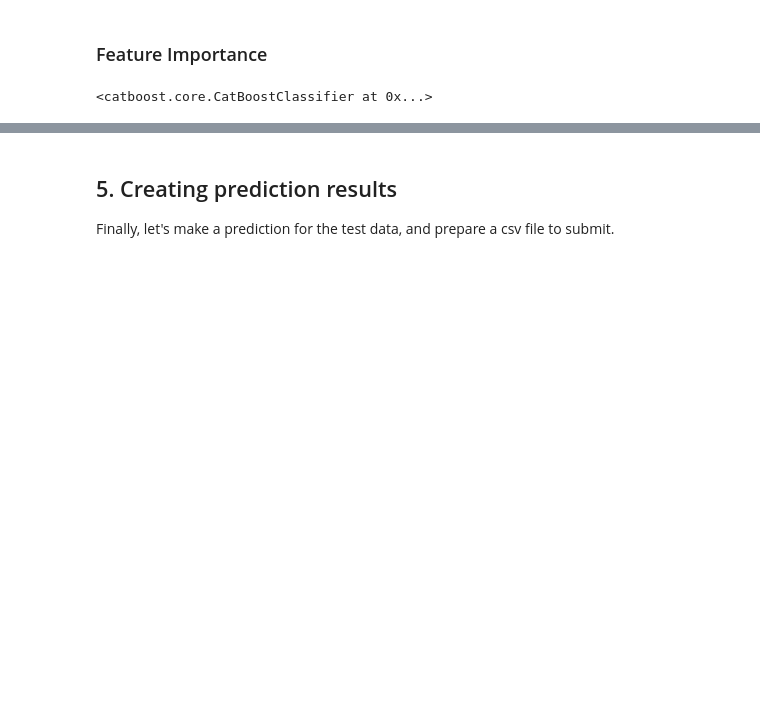
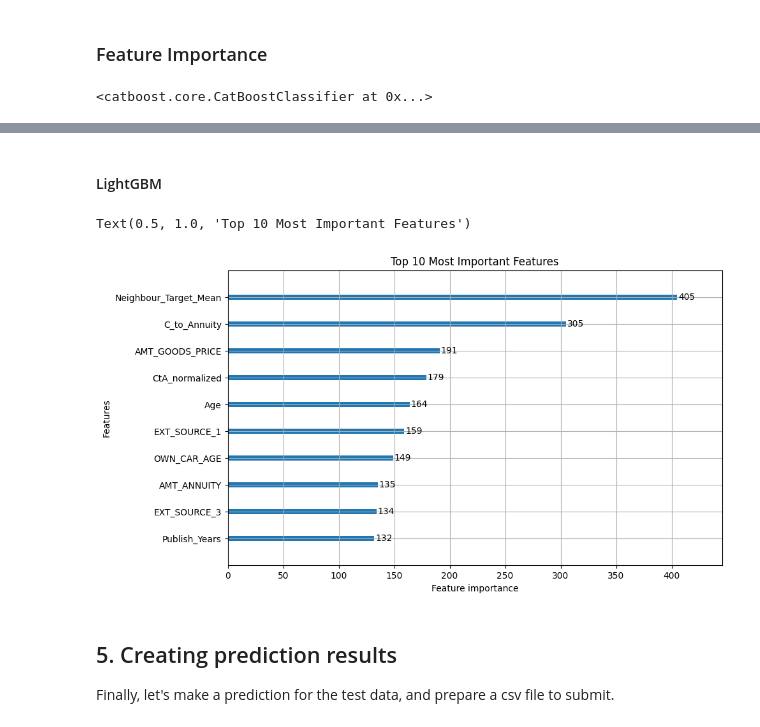
Before and after one commit to kirisame-ame/GCI-Competition, a Jupyter notebook: tutorial.ipynb, the cells around one changed output, grey strips where cells are left out. Drawn from its saved outputs; the diff is of its cells as text; code cells hidden in the pictures; blank space fills up the shorter version.

```diff
--- a/tutorial.ipynb
+++ b/tutorial.ipynb
@@ -1401,3 +1420,5 @@ X.shape, y.shape, X_test.shape
-# %%
-# Split the original data into the training data and the evaluatioin data
-X_train, X_valid, y_train, y_valid = train_test_split(X, y, test_size=0.3, stratify=y, random_state=0)
+# %%
+y_train = X_train["TARGET"]
+X_train.drop(columns=["TARGET"], inplace=True)
+y_val = X_val["TARGET"]
+X_val.drop(columns=["TARGET"], inplace=True)
@@ -1407,5 +1436,5 @@ X_train, X_valid, y_train, y_valid = train_test_split(X, y, test_size=0.3, strat
 from catboost import CatBoostClassifier
 # %%
 cb = CatBoostClassifier(iterations=1000, learning_rate=0.1, depth=6, l2_leaf_reg=3, loss_function='Logloss', eval_metric='AUC', random_seed=0)
-cb.fit(X_train, y_train, eval_set=(X_valid, y_valid), early_stopping_rounds=100, verbose=50)
+cb.fit(X_train, y_train, eval_set=(X_val, y_val), early_stopping_rounds=100, verbose=50)
 # %% [output]
@@ -1611,15 +1630,15 @@ fin_params_lgb = {
     'metric': 'auc',
     'verbosity': -1,
     'boosting_type': 'gbdt',
-    "num_leaves": 58,
-    "max_depth": 8,
-    "learning_rate": 0.029035931303326705,
-    "n_estimators": 566,
-    "min_child_samples": 86,
-    "subsample": 0.5438783014299683,
-    "colsample_bytree": 0.5424930656349038,
-    "reg_alpha": 1.8825413711858707,
-    "reg_lambda": 5.801670028620033}
+    "num_leaves": 76,
+    "max_depth": 3,
+    "learning_rate": 0.02529340947042519,
+    "n_estimators": 586,
+    "min_child_samples": 55,
+    "subsample": 0.7076612161114983,
+    "colsample_bytree": 0.5013415201613123,
+    "reg_alpha": 0.6015163332895175,
+    "reg_lambda": 2.347430679182637}
 fin_lgb = LGBMClassifier(**fin_params_lgb)
 # %%
 fin_lgb.fit(X_train, y_train)
@@ -1650,0 +1670,2 @@ plt.show()
+# %% [markdown]
+#### LightGBM
@@ -1651,3 +1674,9 @@ plt.show()
+# %%
+plot_importance(fin_lgb, max_num_features=10, figsize=(10, 6), importance_type='split')
+plt.title('Top 10 Most Important Features')
+# %% [output]
+Text(0.5, 1.0, 'Top 10 Most Important Features')
+[figure, added]
 # %% [markdown]
 ## 5. Creating prediction results
 Finally, let's make a prediction for the test data, and prepare a csv file to submit.
```
Also changed, not shown: parts of 48 cells of this notebook, 3 other files.
